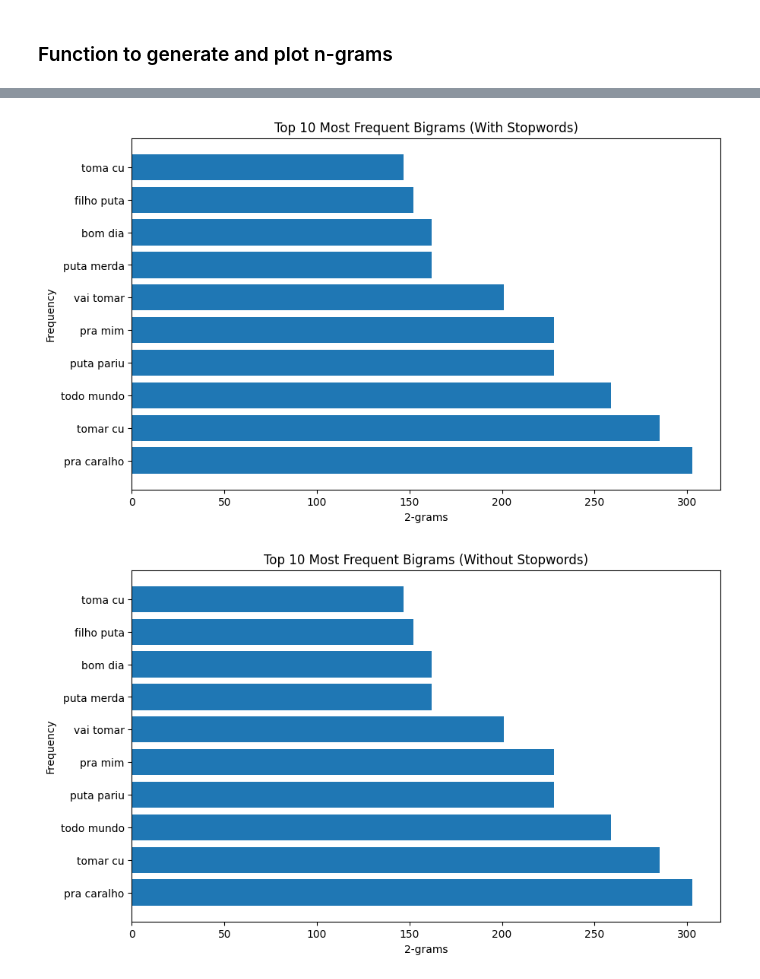
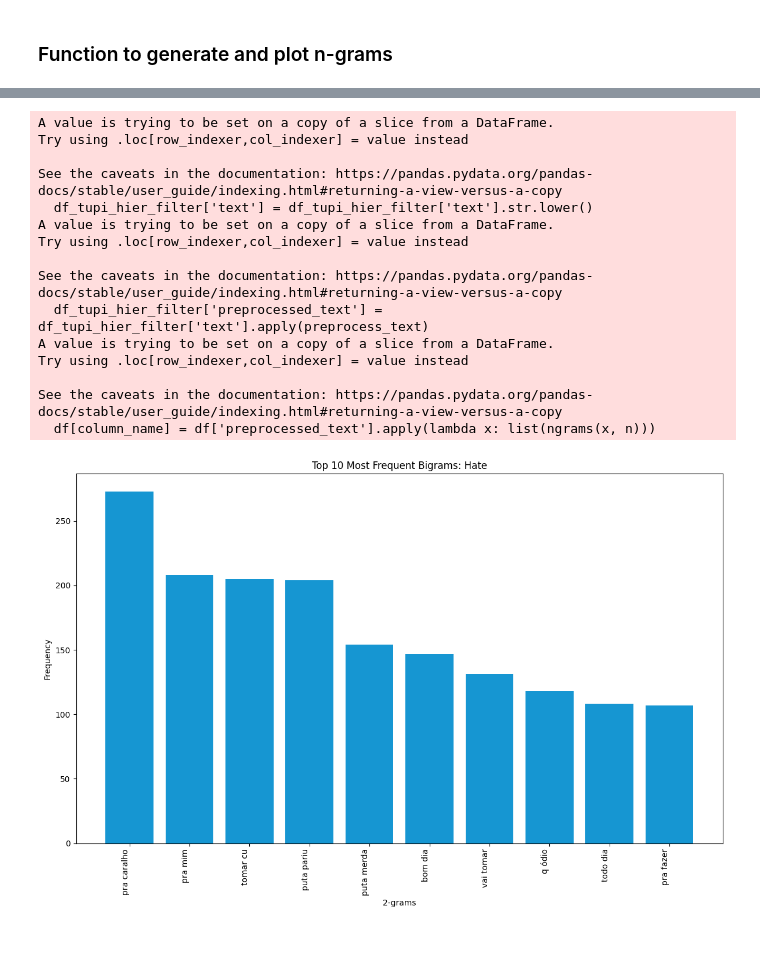
Before and after one commit to Silly-Machine/TuPy-Data-Engineering, a Jupyter notebook: notebooks/charts_ngrams.ipynb, the cells around one changed output, grey strips where cells are left out. Drawn from its saved outputs; the diff is of its cells as text; code cells hidden in the pictures; blank space fills up the shorter version.

```diff
--- a/notebooks/charts_ngrams.ipynb
+++ b/notebooks/charts_ngrams.ipynb
@@ -28,7 +28,7 @@ def preprocess_text(text):
 ### Function to generate and plot n-grams
 # %%
 # Function to generate and plot n-grams
-def generate_and_plot_ngrams(df, column_name, n, title):
+def generate_and_plot_ngrams(df, column_name, n, title, bar_color='skyblue'):
     df[column_name] = df['preprocessed_text'].apply(lambda x: list(ngrams(x, n)))
 
     # Count the frequency of n-grams
@@ -37,7 +37,8 @@ def generate_and_plot_ngrams(df, column_name, n, title):
         ngram_frequency.update(ngram_list)
 
     # Get the most frequent n-grams while excluding specific terms and punctuation
-    exclude_terms = {'https', '@', 'user', 'link', '#', '??', '!!', '_:', '.:', '!:', '? ?', '! !', '_ :', '! :', '? :'}
+    exclude_terms = {'https', '@', 'user', 'link', '#', '??', '!!', '_:', '.:', '!:', '? ?', '! !', '_ :', '! :', '? :','mundo'}
+
     exclude_punctuation = set(string.punctuation)
 
     most_common_ngrams = [(ngram, freq) for ngram, freq in ngram_frequency.most_common() if all(term not in ngram and all(char not in ngram for char in exclude_punctuation) for term in exclude_terms)][:10]
@@ -47,13 +48,20 @@ def generate_and_plot_ngrams(df, column_name, n, title):
     ngram = [' '.join(n) for n in ngram]
 
     # Create a chart for the most frequent n-grams
-    plt.figure(figsize=(10, 6))
-    plt.barh(ngram, frequency)
+    plt.figure(figsize=(12, 8))  # Increase figure size
+    plt.bar(ngram, frequency,color=bar_color)
+    plt.ylabel(f'Frequency')
     plt.xlabel(f'{n}-grams')
-    plt.ylabel('Frequency')
     plt.title(title)
+    plt.xticks(rotation=90, ha='right')  # Rotate x-axis labels for better readability
+    plt.tight_layout()  # Adjust layout to prevent overlapping
     plt.show()
+
+# Example usage:
+# generate_and_plot_ngrams(df, 'ngrams', 2, 'Top 10 Bigrams')
 # %%
 datasets_folder = "../datasets"
 file_name = "tupi_hierarchy.csv"
 df_tupi_hier = read_csv_file(file_name)
+df_tupi_hier_filter = df_tupi_hier.query(f"hate == 0")
+color = "#1696D2"
@@ -60,19 +77,33 @@ df_tupi_hier = read_csv_file(file_name)
 # %%
-if df_tupi_hier is not None:
-    df_tupi_hier['text'] = df_tupi_hier['text'].str.lower()
-    df_tupi_hier['preprocessed_text'] = df_tupi_hier['text'].apply(preprocess_text)
+if df_tupi_hier_filter is not None:
+    df_tupi_hier_filter['text'] = df_tupi_hier_filter['text'].str.lower()
+    df_tupi_hier_filter['preprocessed_text'] = df_tupi_hier_filter['text'].apply(preprocess_text)
 
     # Generate and plot bigrams with stopwords
-    generate_and_plot_ngrams(df_tupi_hier, 'bigrams', 2, 'Top 10 Most Frequent Bigrams (With Stopwords)')
+    #generate_and_plot_ngrams(df_tupi_hier, 'bigrams', 2, 'Top 10 Most Frequent Bigrams (With Stopwords)')
 
     # Generate and plot bigrams without stopwords
-    generate_and_plot_ngrams(df_tupi_hier, 'bigrams', 2, 'Top 10 Most Frequent Bigrams (Without Stopwords)')
+    generate_and_plot_ngrams(df_tupi_hier_filter, 'bigrams', 2, 'Top 10 Most Frequent Bigrams: Hate',color)
 
     # Generate and plot trigrams without stopwords
-    generate_and_plot_ngrams(df_tupi_hier, 'trigrams', 3, 'Top 10 Most Frequent Trigrams (Without Stopwords)')
+    #generate_and_plot_ngrams(df_tupi_hier_filter, 'trigrams', 3, 'Top 10 Most Frequent Trigrams')
 
 file_name = "tupi_binary.csv"
 df_tupi_binary = read_csv_file(file_name)
 # %% [output]
+A value is trying to be set on a copy of a slice from a DataFrame.
+Try using .loc[row_indexer,col_indexer] = value instead
+
+See the caveats in the documentation: https://pandas.pydata.org/pandas-docs/stable/user_guide/indexing.html#returning-a-view-versus-a-copy
+  df_tupi_hier_filter['text'] = df_tupi_hier_filter['text'].str.lower()
+A value is trying to be set on a copy of a slice from a DataFrame.
+Try using .loc[row_indexer,col_indexer] = value instead
+
+See the caveats in the documentation: https://pandas.pydata.org/pandas-docs/stable/user_guide/indexing.html#returning-a-view-versus-a-copy
+  df_tupi_hier_filter['preprocessed_text'] = df_tupi_hier_filter['text'].apply(preprocess_text)
+A value is trying to be set on a copy of a slice from a DataFrame.
+Try using .loc[row_indexer,col_indexer] = value instead
+
+See the caveats in the documentation: https://pandas.pydata.org/pandas-docs/stable/user_guide/indexing.html#returning-a-view-versus-a-copy
+  df[column_name] = df['preprocessed_text'].apply(lambda x: list(ngrams(x, n)))
-[figure, old version]
+[figure, new version]
-[figure, removed]
```
Also changed, not shown: parts of 8 cells of this notebook, 7 other files.
